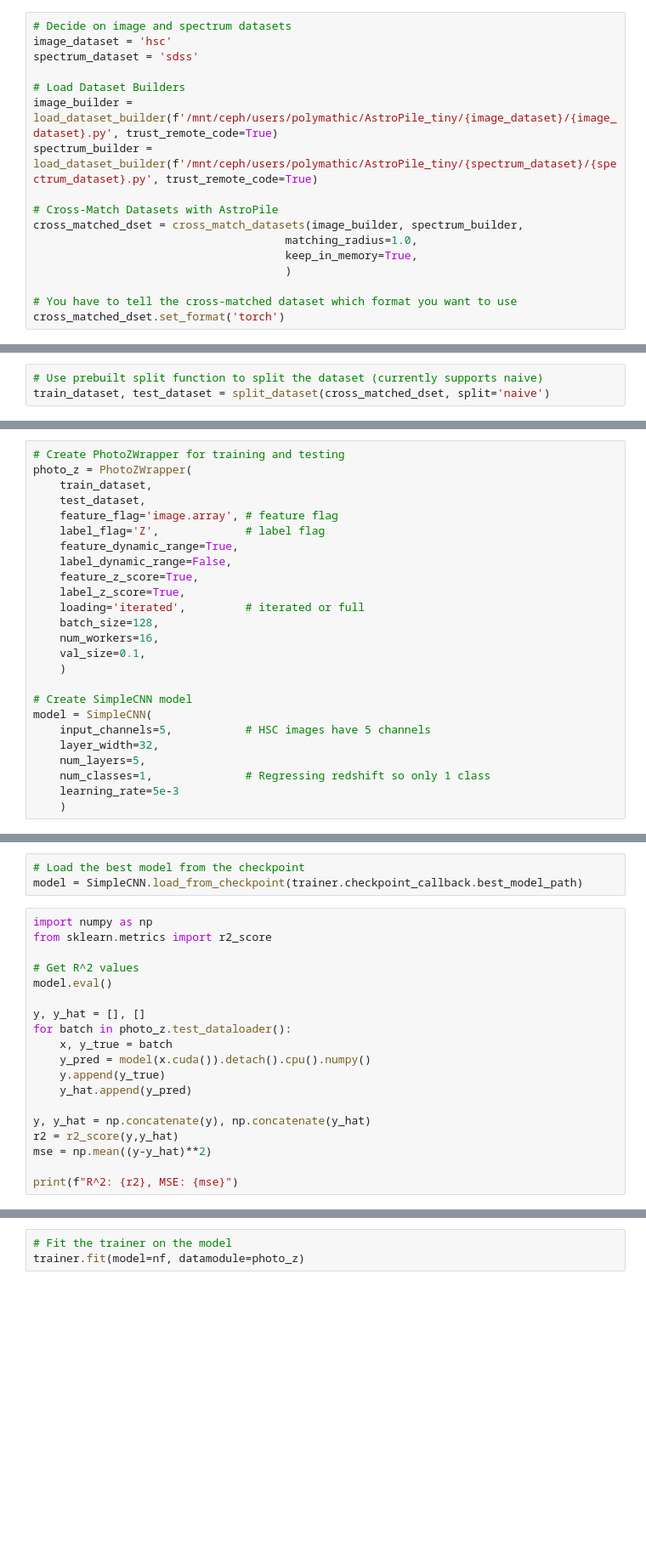
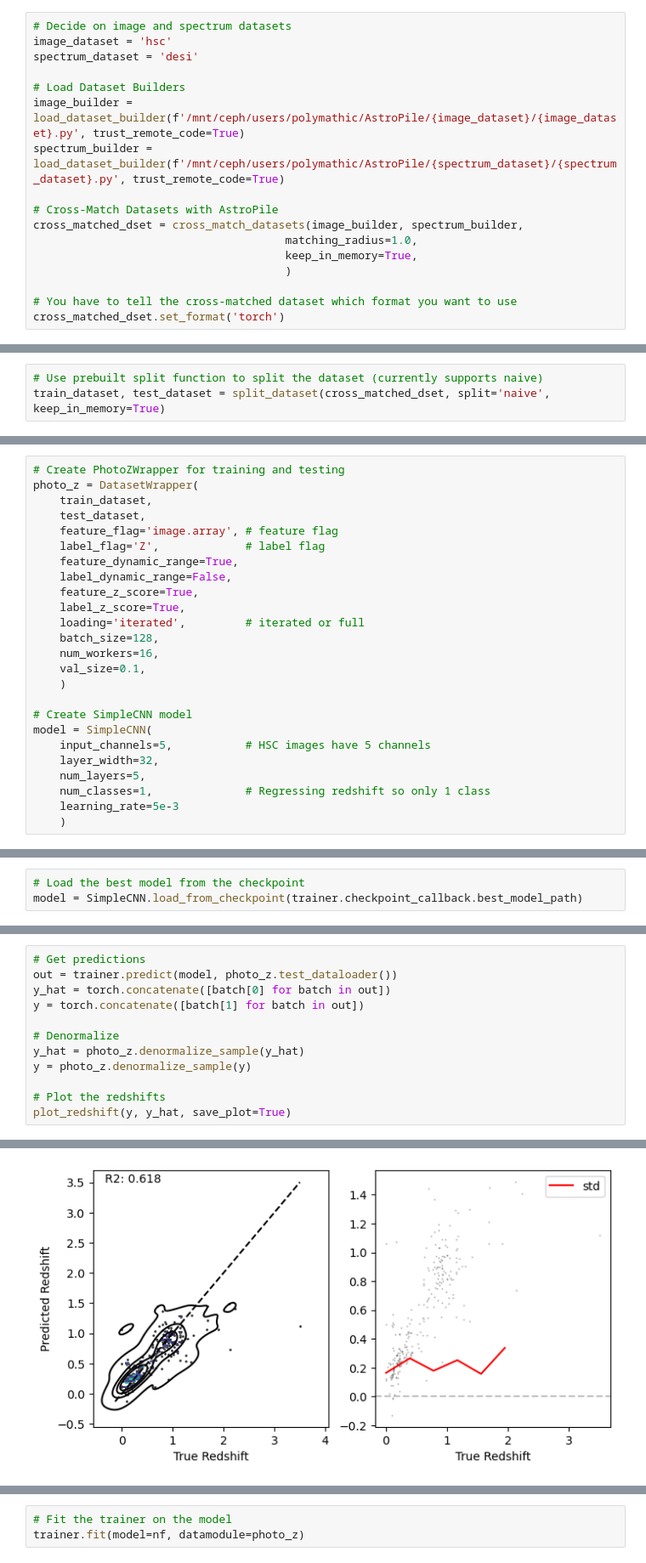
Before and after one commit to MultimodalUniverse/MultimodalUniverse, a Jupyter notebook: baselines/photo_z/tutorial.ipynb, the cells around one changed output, grey strips where cells are left out. Shown at 85% size. Saved outputs shown, nothing was run; the diff lists cells and outputs as text; blank space fills up the shorter version.

```diff
--- a/baselines/photo_z/tutorial.ipynb
+++ b/baselines/photo_z/tutorial.ipynb
@@ -12,11 +14,11 @@ from utils import split_dataset
 # %%
 # Decide on image and spectrum datasets
 image_dataset = 'hsc'
-spectrum_dataset = 'sdss'
+spectrum_dataset = 'desi'
 
 # Load Dataset Builders
-image_builder = load_dataset_builder(f'/mnt/ceph/users/polymathic/AstroPile_tiny/{image_dataset}/{image_dataset}.py', trust_remote_code=True)
-spectrum_builder = load_dataset_builder(f'/mnt/ceph/users/polymathic/AstroPile_tiny/{spectrum_dataset}/{spectrum_dataset}.py', trust_remote_code=True)
+image_builder = load_dataset_builder(f'/mnt/ceph/users/polymathic/AstroPile/{image_dataset}/{image_dataset}.py', trust_remote_code=True)
+spectrum_builder = load_dataset_builder(f'/mnt/ceph/users/polymathic/AstroPile/{spectrum_dataset}/{spectrum_dataset}.py', trust_remote_code=True)
 
 # Cross-Match Datasets with AstroPile
 cross_matched_dset = cross_match_datasets(image_builder, spectrum_builder,
@@ -34,3 +33,3 @@ DatasetGenerationError: An error occurred while generating the dataset
 # %%
 # Use prebuilt split function to split the dataset (currently supports naive)
-train_dataset, test_dataset = split_dataset(cross_matched_dset, split='naive')
+train_dataset, test_dataset = split_dataset(cross_matched_dset, split='naive', keep_in_memory=True)
@@ -37,6 +39,6 @@ train_dataset, test_dataset = split_dataset(cross_matched_dset, split='naive')
 # %%
 # Create PhotoZWrapper for training and testing
-photo_z = PhotoZWrapper(
+photo_z = DatasetWrapper(
     train_dataset,
     test_dataset,
     feature_flag='image.array', # feature flag
@@ -110,22 +109,3 @@ LOCAL_RANK: 0 - CUDA_VISIBLE_DEVICES: [0]
 # %%
 # Load the best model from the checkpoint
 model = SimpleCNN.load_from_checkpoint(trainer.checkpoint_callback.best_model_path)
-# %%
-import numpy as np
-from sklearn.metrics import r2_score
-
-# Get R^2 values
-model.eval()
-
-y, y_hat = [], []
-for batch in photo_z.test_dataloader():
-    x, y_true = batch
-    y_pred = model(x.cuda()).detach().cpu().numpy()
-    y.append(y_true)
-    y_hat.append(y_pred)
-
-y, y_hat = np.concatenate(y), np.concatenate(y_hat)
-r2 = r2_score(y,y_hat)
-mse = np.mean((y-y_hat)**2)
-
-print(f"R^2: {r2}, MSE: {mse}")
@@ -133,0 +112,13 @@ R^2: 0.5063123455773337, MSE: 0.5028639435768127
+# %%
+# Get predictions
+out = trainer.predict(model, photo_z.test_dataloader())
+y_hat = torch.concatenate([batch[0] for batch in out])
+y = torch.concatenate([batch[1] for batch in out])
+
+# Denormalize
+y_hat = photo_z.denormalize_sample(y_hat)
+y = photo_z.denormalize_sample(y)
+
+# Plot the redshifts
+plot_redshift(y, y_hat, save_plot=True)
+# %% [output]
@@ -134 +127,2 @@ R^2: 0.5063123455773337, MSE: 0.5028639435768127
+[figure, added]
 # %%
```
Also changed, not shown: parts of 10 cells of this notebook, 11 other files.
